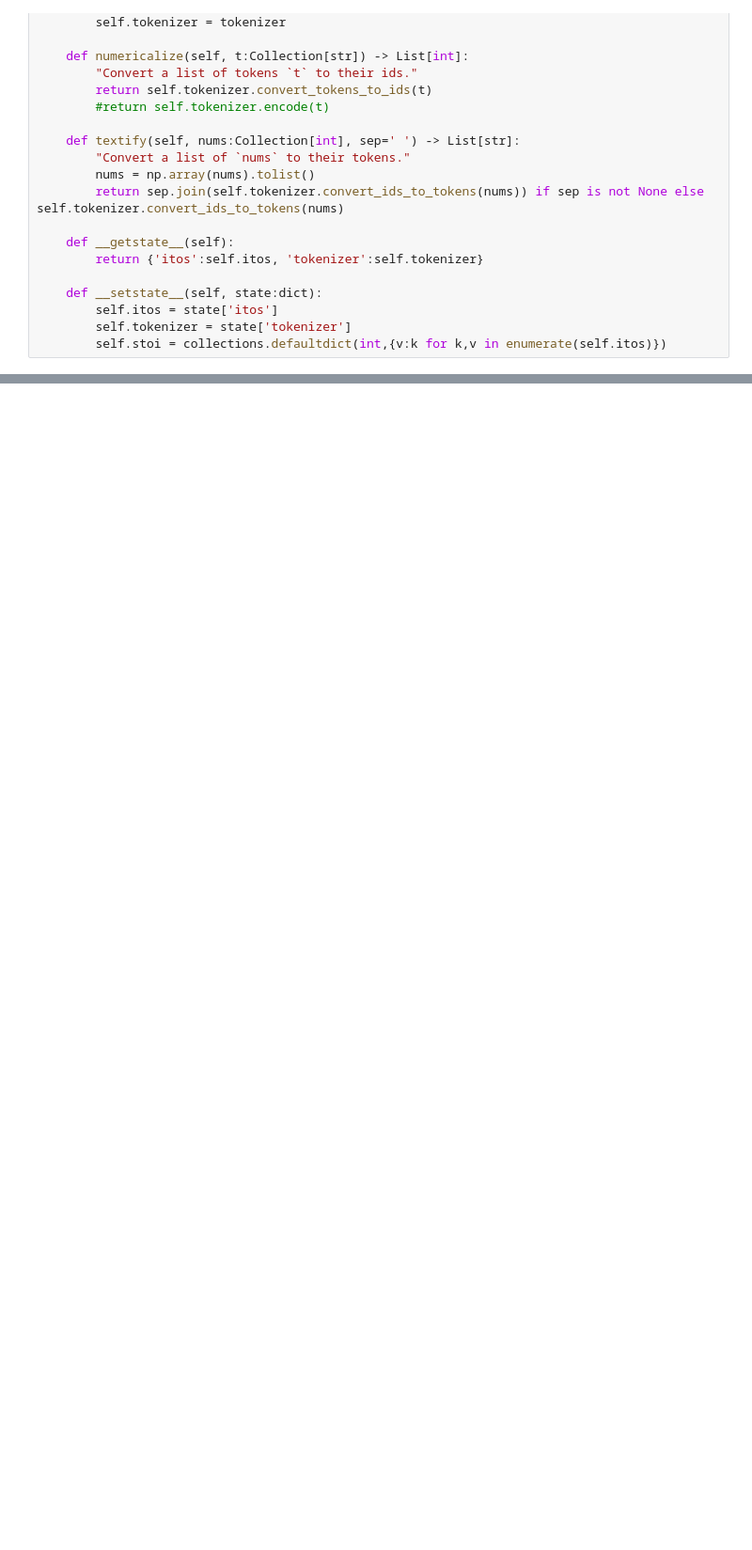
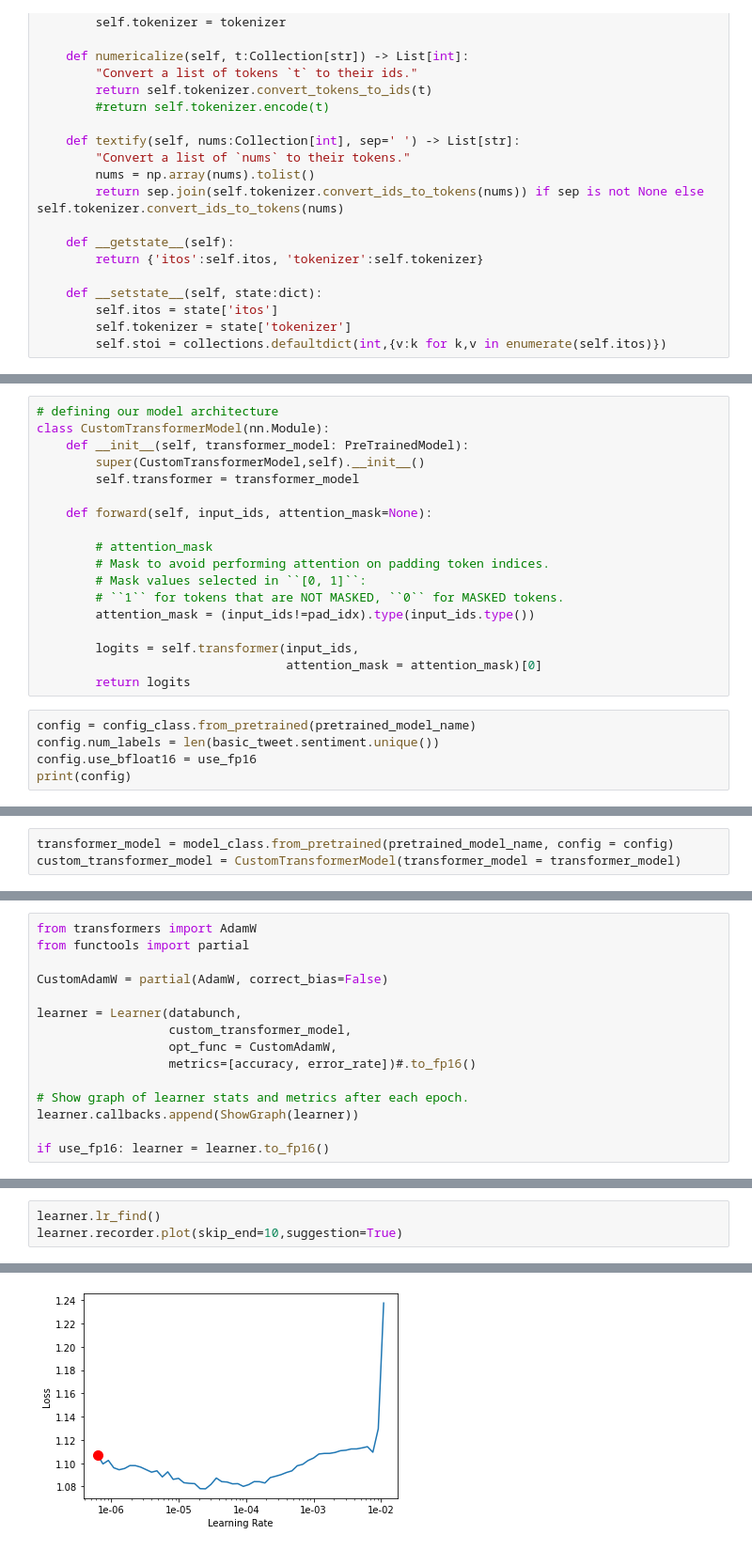
Before and after one commit to jinfeijoy/NLP, a Jupyter notebook: kaggle_Covid19_vaccine_Twitter/notebook/covid_twitter_vec_fastai1_with_transformer_googlecolab.ipynb, the cells around one changed output, grey strips where cells are left out. Shown at 94% size. Cells and saved outputs as stored; diff of their text form; blank space fills up the shorter version.

```diff
--- a/kaggle_Covid19_vaccine_Twitter/notebook/covid_twitter_vec_fastai1_with_transformer_googlecolab.ipynb
+++ b/kaggle_Covid19_vaccine_Twitter/notebook/covid_twitter_vec_fastai1_with_transformer_googlecolab.ipynb
@@ -204,0 +268,23 @@ class TransformersVocab(Vocab):
+# %%
+# defining our model architecture
+class CustomTransformerModel(nn.Module):
+    def __init__(self, transformer_model: PreTrainedModel):
+        super(CustomTransformerModel,self).__init__()
+        self.transformer = transformer_model
+
+    def forward(self, input_ids, attention_mask=None):
+
+        # attention_mask
+        # Mask to avoid performing attention on padding token indices.
+        # Mask values selected in ``[0, 1]``:
+        # ``1`` for tokens that are NOT MASKED, ``0`` for MASKED tokens.
+        attention_mask = (input_ids!=pad_idx).type(input_ids.type())
+
+        logits = self.transformer(input_ids,
+                                  attention_mask = attention_mask)[0]
+        return logits
+# %%
+config = config_class.from_pretrained(pretrained_model_name)
+config.num_labels = len(basic_tweet.sentiment.unique())
+config.use_bfloat16 = use_fp16
+print(config)
@@ -204,0 +309,3 @@ class TransformersVocab(Vocab):
+# %%
+transformer_model = model_class.from_pretrained(pretrained_model_name, config = config)
+custom_transformer_model = CustomTransformerModel(transformer_model = transformer_model)
@@ -204,0 +314,15 @@ class TransformersVocab(Vocab):
+# %%
+from transformers import AdamW
+from functools import partial
+
+CustomAdamW = partial(AdamW, correct_bias=False)
+
+learner = Learner(databunch,
+                  custom_transformer_model,
+                  opt_func = CustomAdamW,
+                  metrics=[accuracy, error_rate])#.to_fp16()
+
+# Show graph of learner stats and metrics after each epoch.
+learner.callbacks.append(ShowGraph(learner))
+
+if use_fp16: learner = learner.to_fp16()
@@ -204,0 +370,4 @@ class TransformersVocab(Vocab):
+# %%
+learner.lr_find()
+learner.recorder.plot(skip_end=10,suggestion=True)
+# %% [output]
@@ -204,0 +380 @@ class TransformersVocab(Vocab):
+[figure, added]
```
Also changed, not shown: parts of 23 cells of this notebook.
